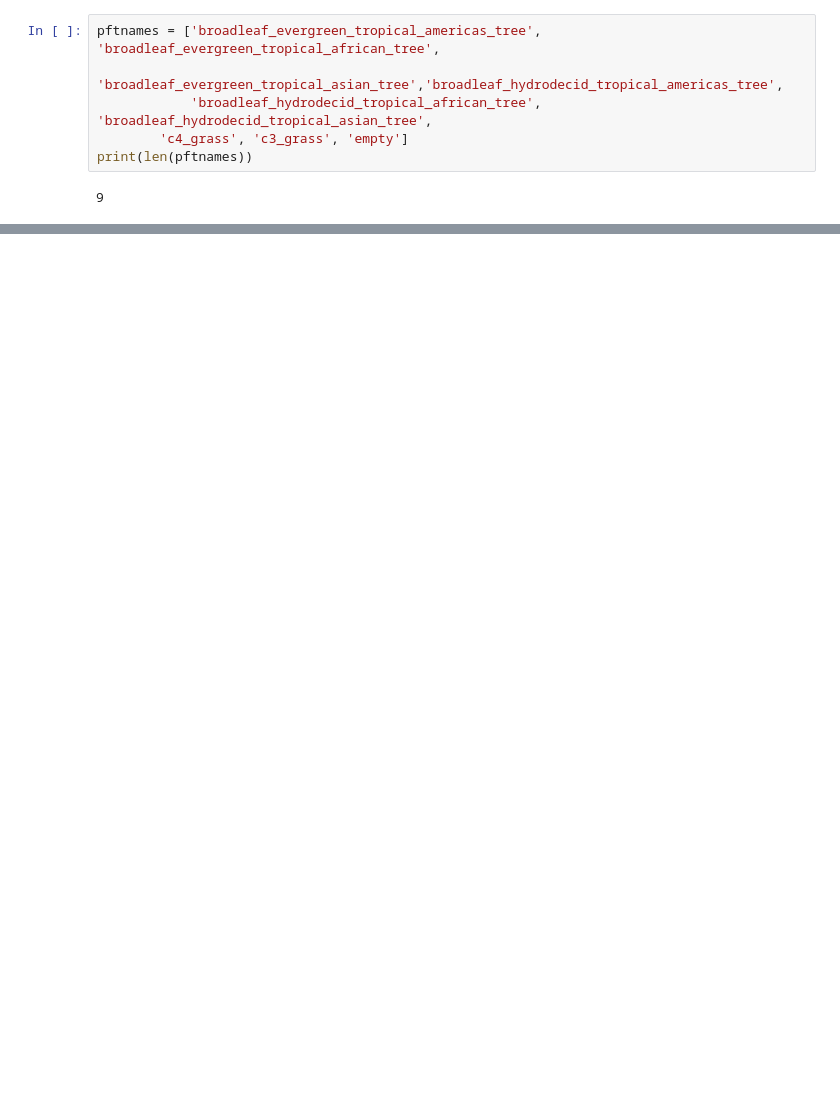
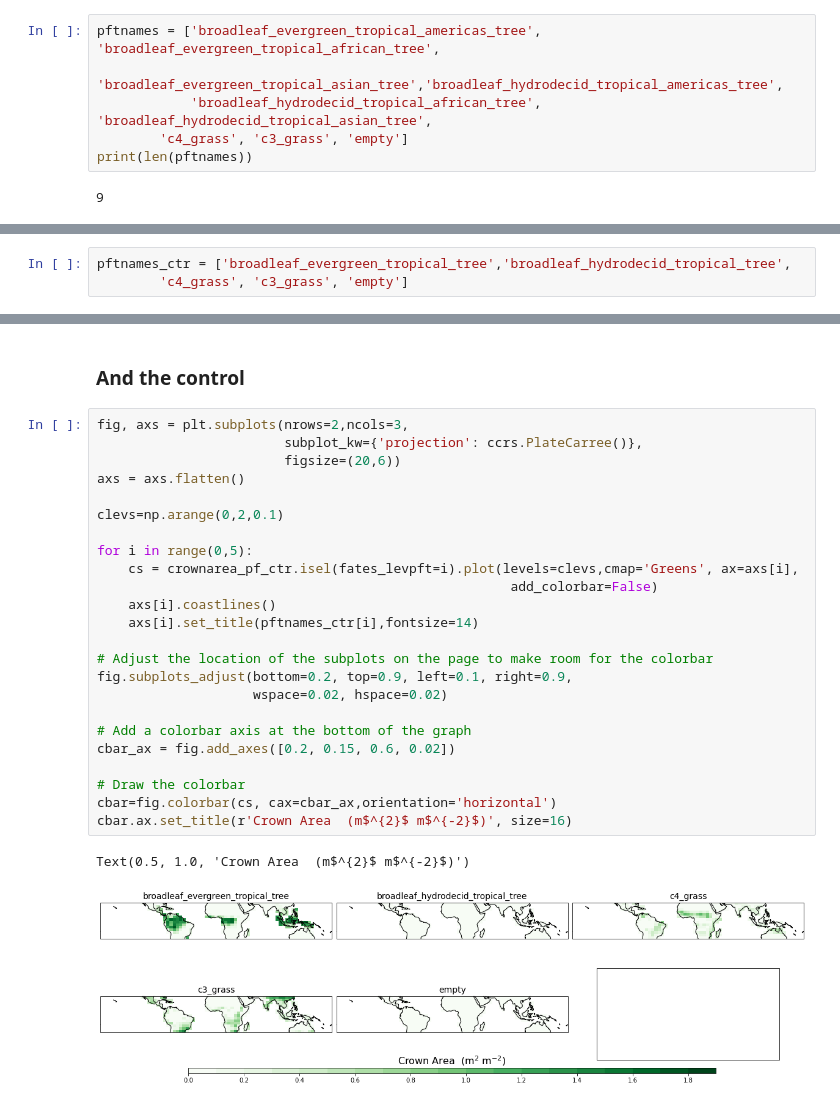
Before and after one commit to JessicaNeedham/tropical_continent_pfts, a Jupyter notebook: post_proc/Nocomp-check.ipynb, the cells around one changed output, grey strips where cells are left out. Saved outputs shown, nothing was run; the diff lists cells and outputs as text; blank space fills up the shorter version.

```diff
--- a/post_proc/Nocomp-check.ipynb
+++ b/post_proc/Nocomp-check.ipynb
@@ -36,0 +42,3 @@ print(len(pftnames))
+# %%
+pftnames_ctr = ['broadleaf_evergreen_tropical_tree','broadleaf_hydrodecid_tropical_tree',
+        'c4_grass', 'c3_grass', 'empty']
@@ -75,0 +95,29 @@ cbar=fig.colorbar(cs, cax=cbar_ax,orientation='horizontal')
+# %% [markdown]
+### And the control
+# %%
+fig, axs = plt.subplots(nrows=2,ncols=3,
+                        subplot_kw={'projection': ccrs.PlateCarree()},
+                        figsize=(20,6))
+axs = axs.flatten()
+
+clevs=np.arange(0,2,0.1)
+
+for i in range(0,5):
+    cs = crownarea_pf_ctr.isel(fates_levpft=i).plot(levels=clevs,cmap='Greens', ax=axs[i],
+                                                     add_colorbar=False)
+    axs[i].coastlines()
+    axs[i].set_title(pftnames_ctr[i],fontsize=14)
+
+# Adjust the location of the subplots on the page to make room for the colorbar
+fig.subplots_adjust(bottom=0.2, top=0.9, left=0.1, right=0.9,
+                    wspace=0.02, hspace=0.02)
+
+# Add a colorbar axis at the bottom of the graph
+cbar_ax = fig.add_axes([0.2, 0.15, 0.6, 0.02])
+
+# Draw the colorbar
+cbar=fig.colorbar(cs, cax=cbar_ax,orientation='horizontal')
+cbar.ax.set_title(r'Crown Area  (m$^{2}$ m$^{-2}$)', size=16)
+# %% [output]
+Text(0.5, 1.0, 'Crown Area  (m$^{2}$ m$^{-2}$)')
+[figure, added]
```
Also changed, not shown: parts of 57 cells of this notebook, 9 other files.
